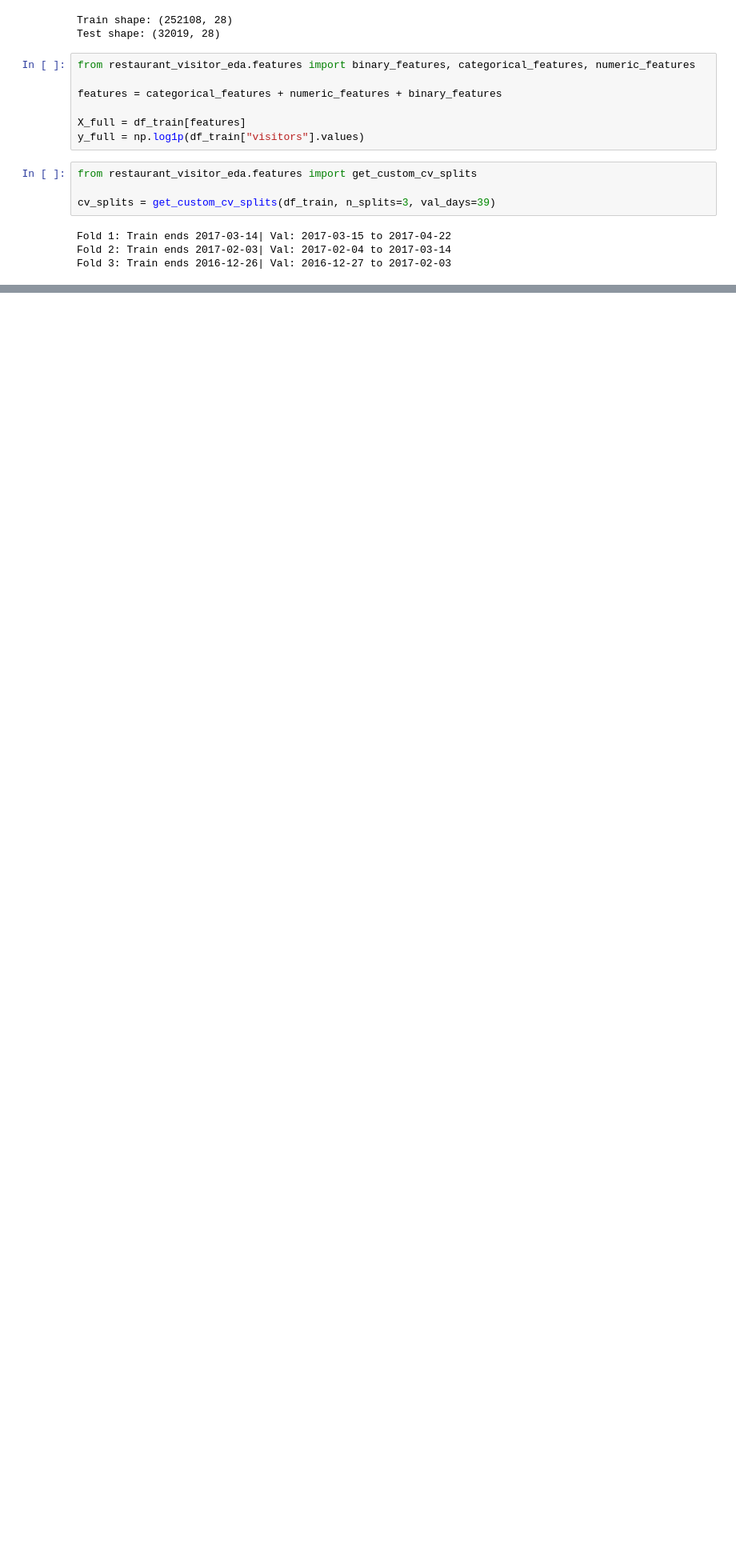
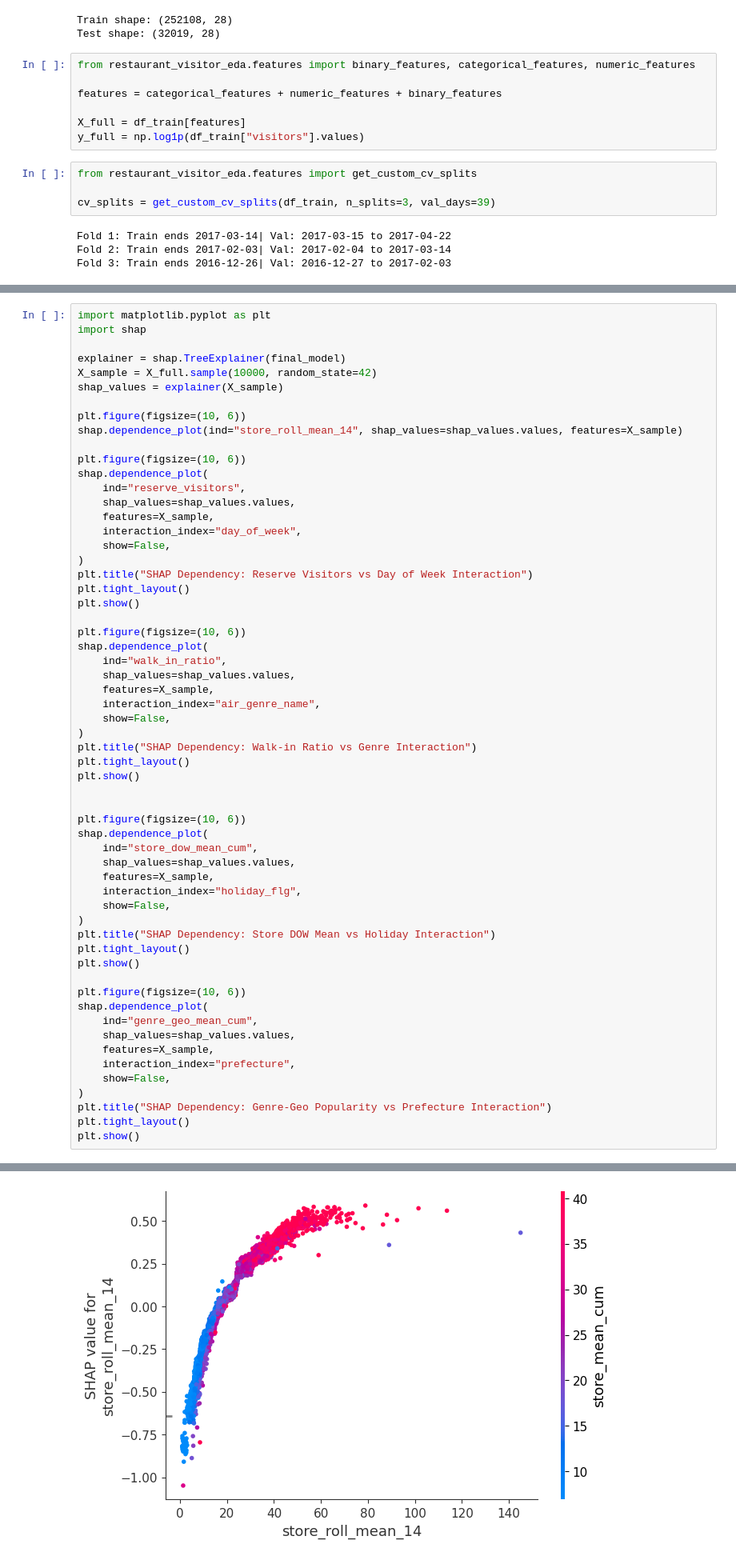
Before and after one commit to alxdrzd/restaurant-visitor-eda, a Jupyter notebook: notebooks/06_catboost_fixed.ipynb, the cells around one changed output, grey strips where cells are left out. Shown at 80% size. Cells and saved outputs as stored; diff of their text form; blank space fills up the shorter version.

```diff
--- a/notebooks/06_catboost_fixed.ipynb
+++ b/notebooks/06_catboost_fixed.ipynb
@@ -216,0 +234,60 @@ plt.show()
+# %%
+import matplotlib.pyplot as plt
+import shap
+
+explainer = shap.TreeExplainer(final_model)
+X_sample = X_full.sample(10000, random_state=42)
+shap_values = explainer(X_sample)
+
+plt.figure(figsize=(10, 6))
+shap.dependence_plot(ind="store_roll_mean_14", shap_values=shap_values.values, features=X_sample)
+
+plt.figure(figsize=(10, 6))
+shap.dependence_plot(
+    ind="reserve_visitors",
+    shap_values=shap_values.values,
+    features=X_sample,
+    interaction_index="day_of_week",
+    show=False,
+)
+plt.title("SHAP Dependency: Reserve Visitors vs Day of Week Interaction")
+plt.tight_layout()
+plt.show()
+
+plt.figure(figsize=(10, 6))
+shap.dependence_plot(
+    ind="walk_in_ratio",
+    shap_values=shap_values.values,
+    features=X_sample,
+    interaction_index="air_genre_name",
+    show=False,
+)
+plt.title("SHAP Dependency: Walk-in Ratio vs Genre Interaction")
+plt.tight_layout()
+plt.show()
+
+
+plt.figure(figsize=(10, 6))
+shap.dependence_plot(
+    ind="store_dow_mean_cum",
+    shap_values=shap_values.values,
+    features=X_sample,
+    interaction_index="holiday_flg",
+    show=False,
+)
+plt.title("SHAP Dependency: Store DOW Mean vs Holiday Interaction")
+plt.tight_layout()
+plt.show()
+
+plt.figure(figsize=(10, 6))
+shap.dependence_plot(
+    ind="genre_geo_mean_cum",
+    shap_values=shap_values.values,
+    features=X_sample,
+    interaction_index="prefecture",
+    show=False,
+)
+plt.title("SHAP Dependency: Genre-Geo Popularity vs Prefecture Interaction")
+plt.tight_layout()
+plt.show()
+# %% [output]
@@ -216,0 +295 @@ plt.show()
+[figure, added]
```
Also changed, not shown: parts of 10 cells of this notebook, 9 other files.
